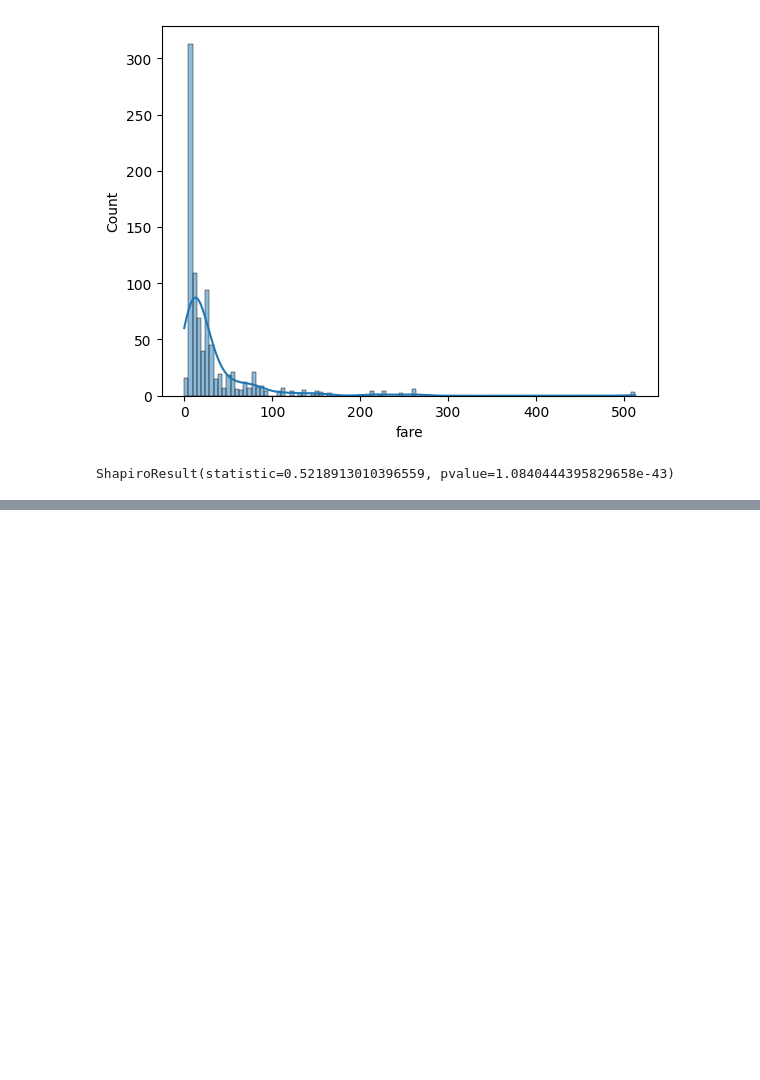
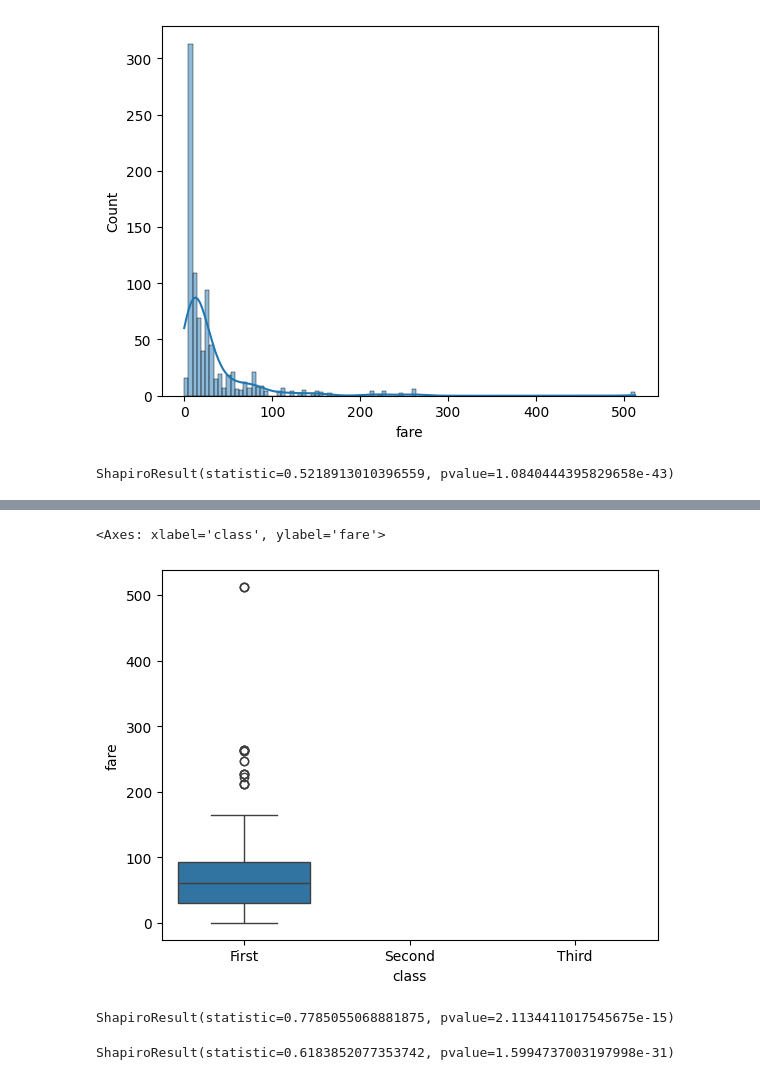
Before and after one commit to gak92/pkc2023, a Jupyter notebook: day_14/06_eda.ipynb, the cells around one changed output, grey strips where cells are left out. Cells and saved outputs as stored; diff of their text form; code cells hidden in the pictures; blank space fills up the shorter version.

```diff
--- a/day_14/06_eda.ipynb
+++ b/day_14/06_eda.ipynb
@@ -163,0 +174,15 @@ ShapiroResult(statistic=0.5218913010396559, pvalue=1.0840444395829658e-43)
+# %%
+sns.boxplot(data=df_first_class, x='class', y='fare')
+# %% [output]
+<Axes: xlabel='class', ylabel='fare'>
+[figure, added]
+# %%
+df_second_class = df[df['class'] == 'Second']
+stats.shapiro(df_second_class['fare'])
+# %% [output]
+ShapiroResult(statistic=0.7785055068881875, pvalue=2.1134411017545675e-15)
+# %%
+df_third_class = df[df['class'] == 'Third']
+stats.shapiro(df_third_class['fare'])
+# %% [output]
+ShapiroResult(statistic=0.6183852077353742, pvalue=1.5994737003197998e-31)
```
Also changed, not shown: parts of 12 cells of this notebook.
